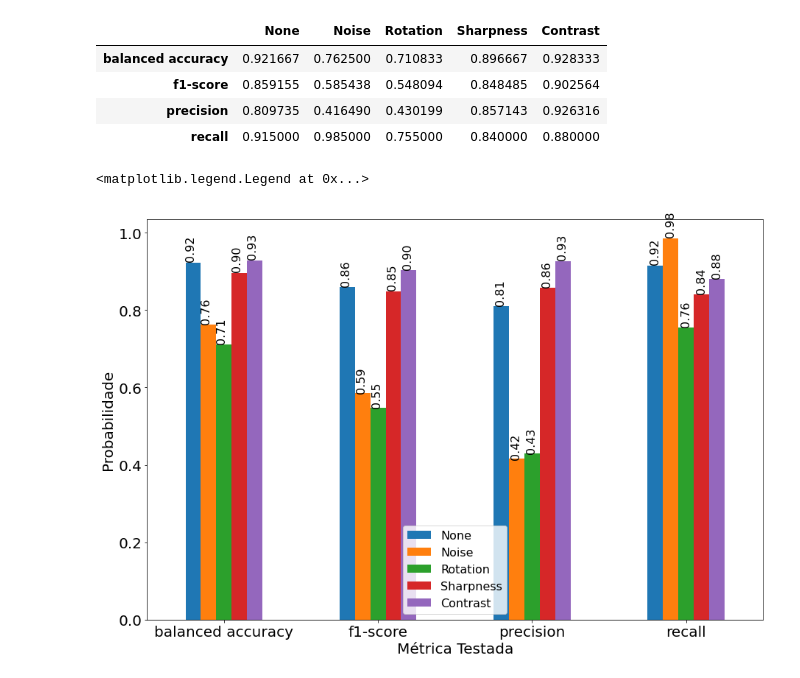
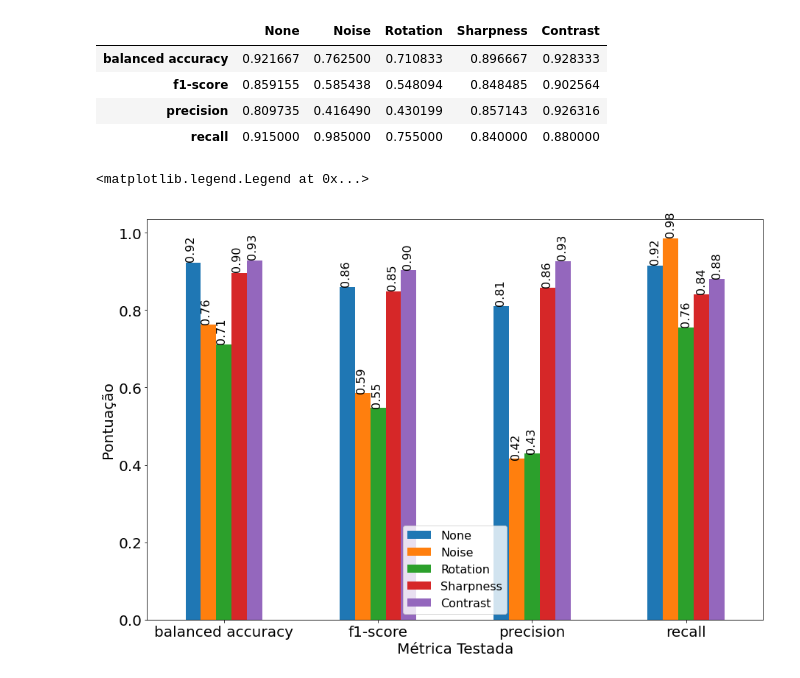
Before and after one commit to brenov/xr-cv19-diagnosis, a Jupyter notebook: Analise_dados.ipynb, the cells around one changed output. Drawn from its saved outputs; the diff is of its cells as text; code cells hidden in the pictures.

```diff
--- a/Analise_dados.ipynb
+++ b/Analise_dados.ipynb
@@ -125,7 +125,9 @@ None
 lb = LabelBinarizer()
 metrics_names={"balanced accuracy": [],"f1-score":[],"precision":[],"recall":[]}
 order=["None","Noise","Rotation","Sharpness","Contrast"]
+data=[]
 for pred_name in order:
+    data.append(preds[pred_name])
     Y=lb.fit_transform(preds[pred_name]>0.5)
     print (pred_name)
     metrics_names["balanced accuracy"].append(metrics.balanced_accuracy_score(TestY, Y))
@@ -136,6 +138,7 @@ for pred_name in order:
     print(metrics.classification_report(TestY, Y))
     print ('\n'*10)
 
+
 df2 = pd.DataFrame.from_dict(metrics_names, orient='index',columns=order)
 # %% [output]
 None
@@ -166,13 +169,13 @@ df2
 # %%
 
 ax = df2.plot.bar(rot=0,figsize=(15, 10),fontsize=20)
 for p in ax.patches:
     ax.annotate("{:.2f}".format(p.get_height()), (p.get_x() * 1.005, p.get_height() * 1.010),fontsize=16,rotation=90)
 
-ax.set_ylabel("Probabilidade",fontsize=20)
+ax.set_ylabel("Pontuação",fontsize=20)
 ax.set_xlabel("Métrica Testada",fontsize=20)
 ax.legend(loc=0,fontsize=16)
 #plt.tick_params( labelsize=17)
 # %% [output]
 <matplotlib.legend.Legend at 0x...>
-[figure, old version]
+[figure, new version]
```
Also changed, not shown: parts of 1 cell of this notebook.
